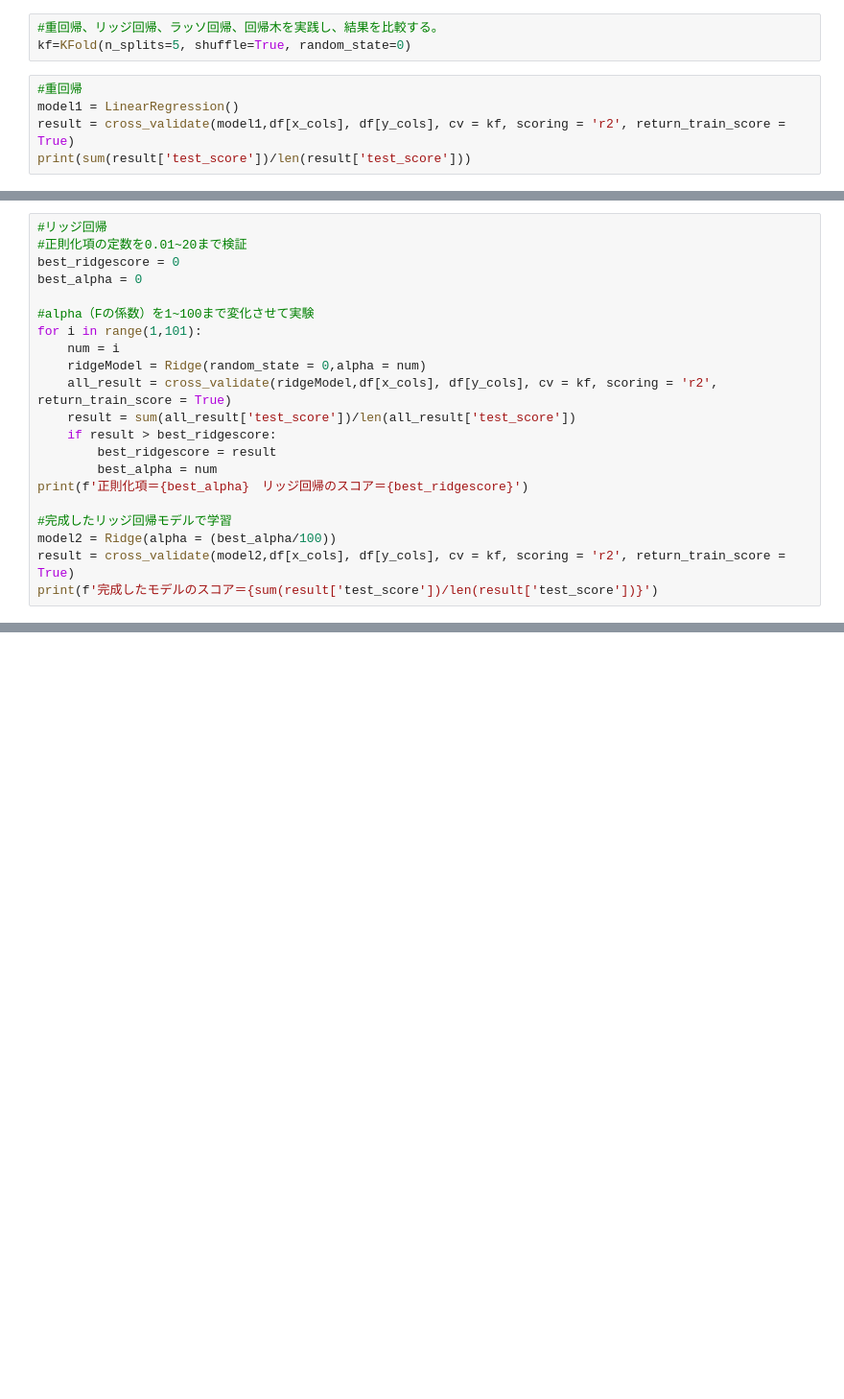
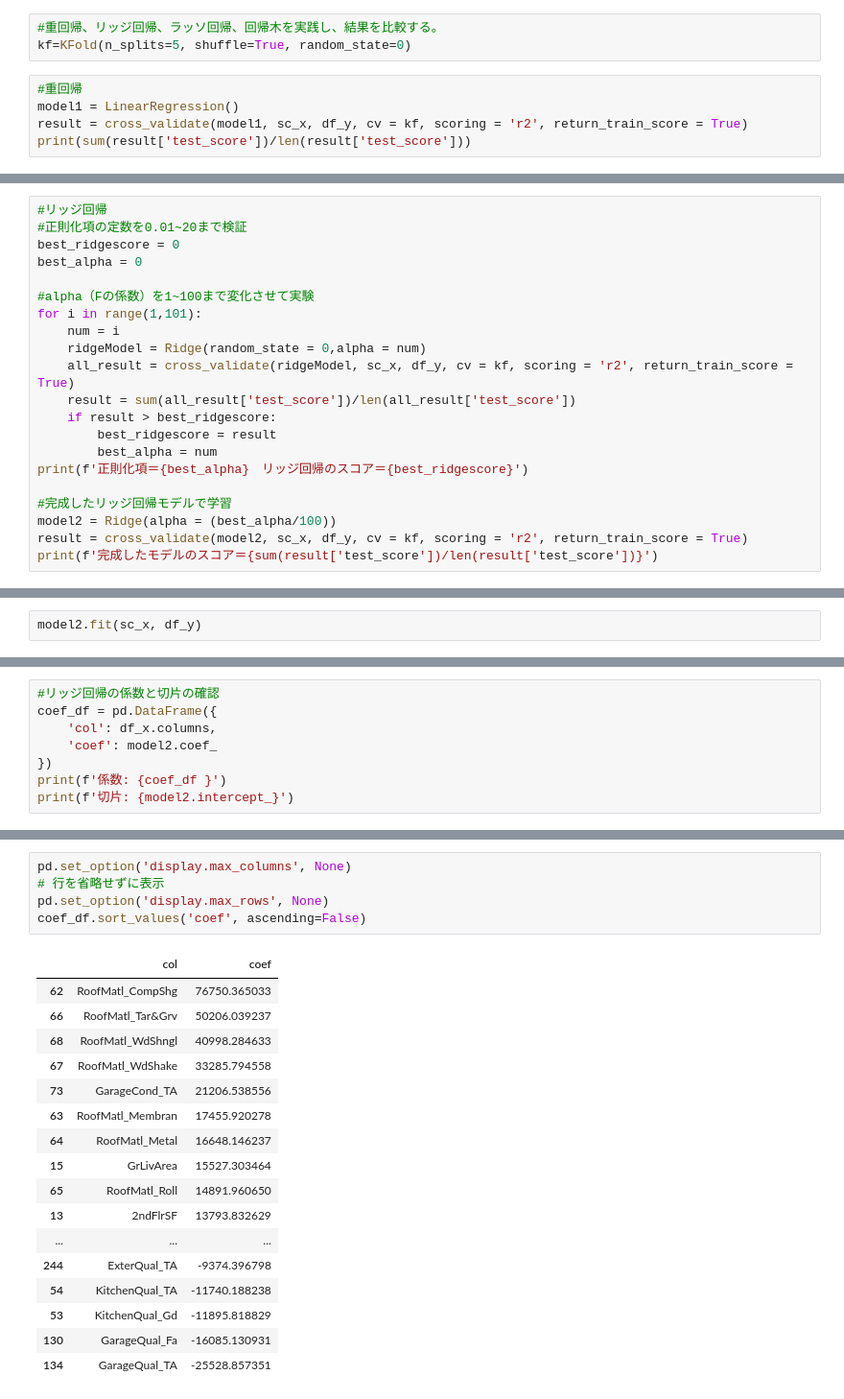
Before and after one commit to Udon-datascience/opendata_analysis, a Jupyter notebook: 4/4_analysis.ipynb, the cells around one changed output, grey strips where cells are left out. Shown at 96% size. Saved outputs shown, nothing was run; the diff lists cells and outputs as text; blank space fills up the shorter version.

```diff
--- a/4/4_analysis.ipynb
+++ b/4/4_analysis.ipynb
@@ -143,6 +142,6 @@ kf=KFold(n_splits=5, shuffle=True, random_state=0)
 # %%
 #重回帰
 model1 = LinearRegression()
-result = cross_validate(model1,df[x_cols], df[y_cols], cv = kf, scoring = 'r2', return_train_score = True)
+result = cross_validate(model1, sc_x, df_y, cv = kf, scoring = 'r2', return_train_score = True)
 print(sum(result['test_score'])/len(result['test_score']))
 # %% [output]
@@ -157,7 +156,7 @@ best_alpha = 0
 for i in range(1,101):
     num = i
     ridgeModel = Ridge(random_state = 0,alpha = num)
-    all_result = cross_validate(ridgeModel,df[x_cols], df[y_cols], cv = kf, scoring = 'r2', return_train_score = True)
+    all_result = cross_validate(ridgeModel, sc_x, df_y, cv = kf, scoring = 'r2', return_train_score = True)
     result = sum(all_result['test_score'])/len(all_result['test_score'])
     if result > best_ridgescore:
         best_ridgescore = result
@@ -166,6 +165,6 @@ print(f'正則化項＝{best_alpha}　リッジ回帰のスコア＝{best_ridges
 
 #完成したリッジ回帰モデルで学習
 model2 = Ridge(alpha = (best_alpha/100))
-result = cross_validate(model2,df[x_cols], df[y_cols], cv = kf, scoring = 'r2', return_train_score = True)
+result = cross_validate(model2, sc_x, df_y, cv = kf, scoring = 'r2', return_train_score = True)
 print(f'完成したモデルのスコア＝{sum(result['test_score'])/len(result['test_score'])}')
 # %% [output]
@@ -206,0 +208,2 @@ print(f'完成したモデルのスコア＝{sum(result['test_score'])/len(resul
+# %%
+model2.fit(sc_x, df_y)
@@ -206,0 +212,8 @@ print(f'完成したモデルのスコア＝{sum(result['test_score'])/len(resul
+# %%
+#リッジ回帰の係数と切片の確認
+coef_df = pd.DataFrame({
+    'col': df_x.columns,
+    'coef': model2.coef_
+})
+print(f'係数: {coef_df }')
+print(f'切片: {model2.intercept_}')
@@ -206,0 +238,23 @@ print(f'完成したモデルのスコア＝{sum(result['test_score'])/len(resul
+# %%
+pd.set_option('display.max_columns', None)
+# 行を省略せずに表示
+pd.set_option('display.max_rows', None)
+coef_df.sort_values('coef', ascending=False)
+# %% [output]
+|  | col | coef |
+| 62 | RoofMatl_CompShg | 76750.365033 |
+| 66 | RoofMatl_Tar&Grv | 50206.039237 |
+| 68 | RoofMatl_WdShngl | 40998.284633 |
+| 67 | RoofMatl_WdShake | 33285.794558 |
+| 73 | GarageCond_TA | 21206.538556 |
+| 63 | RoofMatl_Membran | 17455.920278 |
+| 64 | RoofMatl_Metal | 16648.146237 |
+| 15 | GrLivArea | 15527.303464 |
+| 65 | RoofMatl_Roll | 14891.960650 |
+| 13 | 2ndFlrSF | 13793.832629 |
+| ... | ... | ... |
+| 244 | ExterQual_TA | -9374.396798 |
+| 54 | KitchenQual_TA | -11740.188238 |
+| 53 | KitchenQual_Gd | -11895.818829 |
+| 130 | GarageQual_Fa | -16085.130931 |
+| 134 | GarageQual_TA | -25528.857351 |
```
Also changed, not shown: parts of 8 cells of this notebook.
